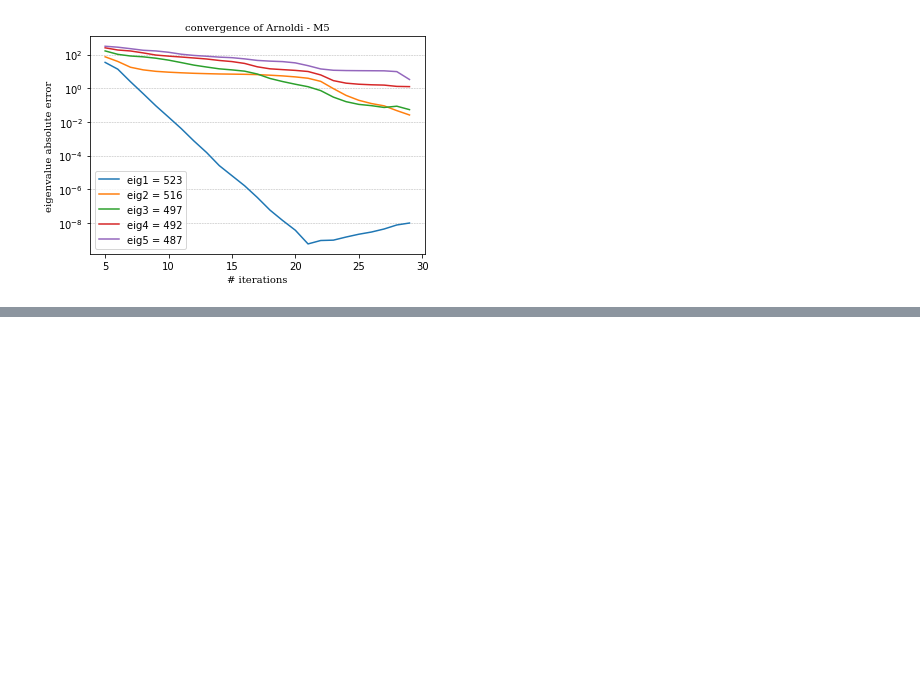
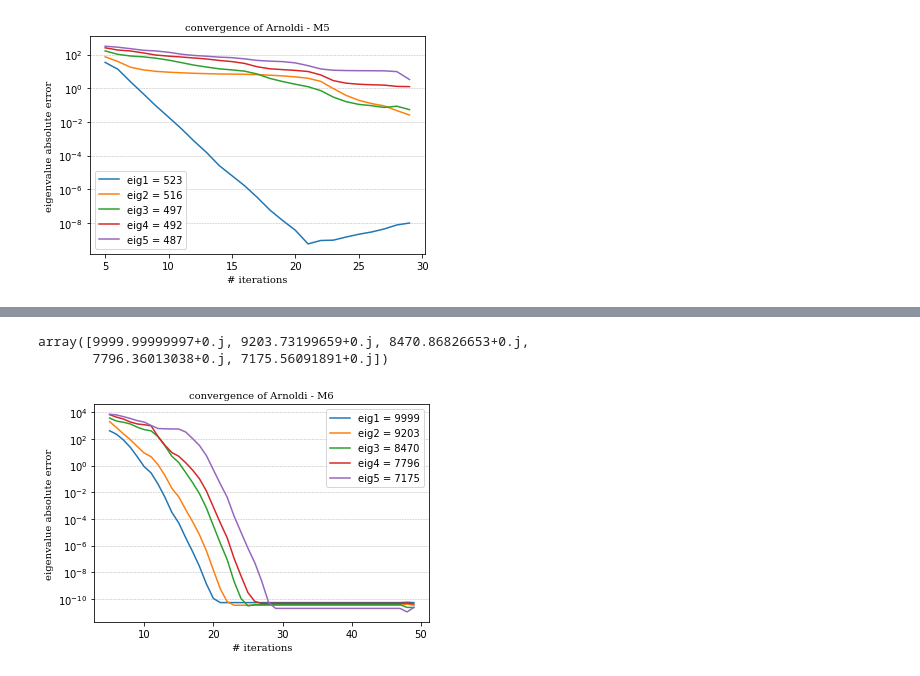
Before and after one commit to joetelila/CM-2Norm_matrix_problem, a Jupyter notebook: Arnoldi/arnoldi_test.ipynb, the cells around one changed output, grey strips where cells are left out. Saved outputs shown, nothing was run; the diff lists cells and outputs as text; code cells hidden in the pictures; blank space fills up the shorter version.

Commit message:
test on M6

```diff
--- a/Arnoldi/arnoldi_test.ipynb
+++ b/Arnoldi/arnoldi_test.ipynb
@@ -482,0 +497,14 @@ plt.show()
+# %%
+print("############# Test-6 ############")
+prod = func_(M6)
+
+# Initialize the Arnoldi algorithm.
+arnoldi_norm_m6 = arnoldi_norm(prod,x0_m6,100)
+
+# Run the algorithm.
+matrix_norm_m6,Iterative_convergence_m6 , λ_m6 = arnoldi_norm_m6.arnoldi_norm()
+
+
+true_norm = np.linalg.norm(M6, ord=2)
+error = abs(true_norm - matrix_norm_m6 )
+table(matrix_norm_m6,true_norm,Iterative_convergence_m6,error)
@@ -482,0 +561,30 @@ plt.show()
+# %%
+x[:5]
+# %% [output]
+array([9999.99999997+0.j, 9203.73199659+0.j, 8470.86826653+0.j,
+       7796.36013038+0.j, 7175.56091891+0.j])
+# %%
+import matplotlib.pyplot as plt
+import numpy as np
+
+font1 = {'family':'serif','color':'black','size':10}
+
+x = list(range(5,50))
+y,y2,y3,y4,y5 =  [error_eigs_m6[i] for i in range(5)]
+
+
+plt.plot(x, y,label  = "eig1 = 9999")
+plt.plot(x, y2,label = "eig2 = 9203")
+plt.plot(x, y3,label = "eig3 = 8470")
+plt.plot(x, y4,label = "eig4 = 7796")
+plt.plot(x, y5,label = "eig5 = 7175")
+plt.yscale('log')
+plt.legend()
+plt.title("convergence of Arnoldi - M6", fontdict = font1,loc = 'center')
+plt.xlabel("# iterations", fontdict = font1)
+plt.ylabel("eigenvalue absolute error", fontdict = font1)
+plt.grid(True, 'major', 'y', ls='--', lw=.5, c='k', alpha=.3)
+plt.savefig('M6.png')
+plt.show()
+# %% [output]
+[figure, added]
```
Also changed, not shown: parts of 14 cells of this notebook, 11 other files.
